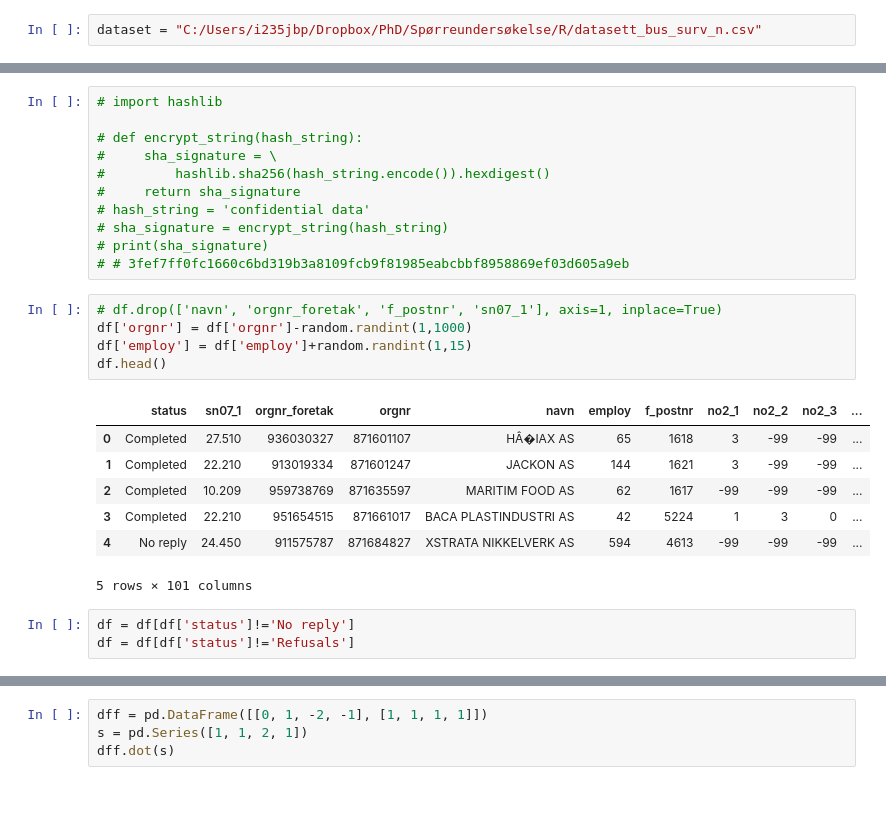
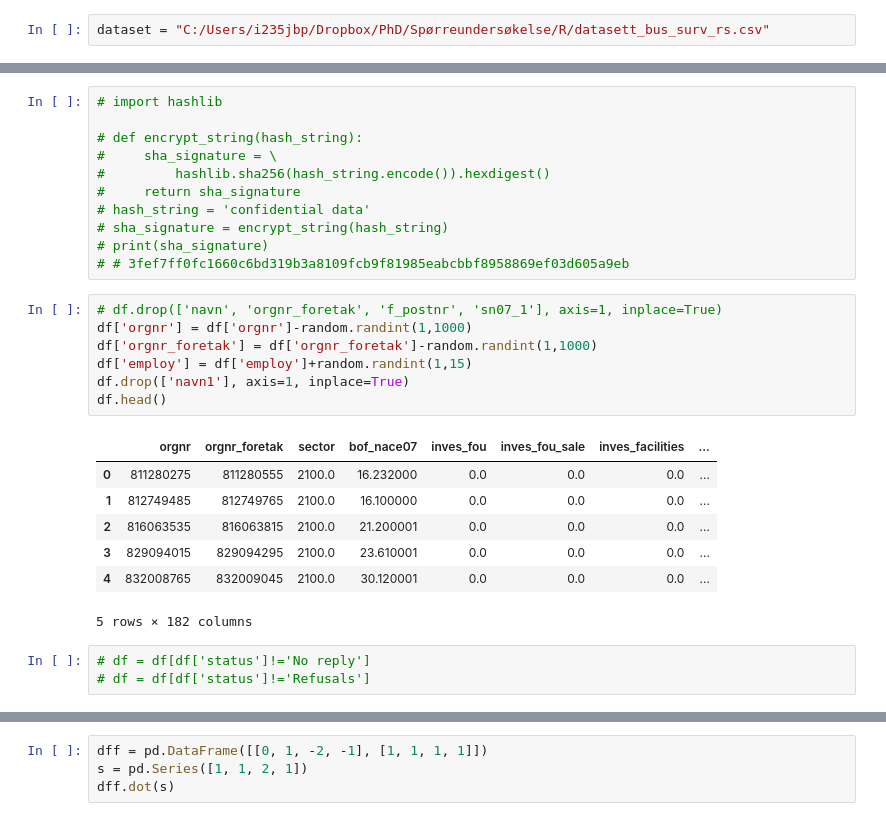
Before and after one commit to DataScienceLead/RealInvestment, a Jupyter notebook: bus_surv/prob.ipynb, the cells around one changed output, grey strips where cells are left out. Cells and saved outputs as stored; diff of their text form.

```diff
--- a/bus_surv/prob.ipynb
+++ b/bus_surv/prob.ipynb
@@ -5,7 +5,7 @@ import random
 from scipy import linalg
 import math
 # %%
-dataset = "C:/Users/i235jbp/Dropbox/PhD/Spørreundersøkelse/R/datasett_bus_surv_n.csv"
+dataset = "C:/Users/i235jbp/Dropbox/PhD/Spørreundersøkelse/R/datasett_bus_surv_rs.csv"
 # %%
 df = pd.read_csv(dataset, sep=",", engine='python')
 # %%
@@ -22,19 +22,21 @@ df = pd.read_csv(dataset, sep=",", engine='python')
 # %%
 # df.drop(['navn', 'orgnr_foretak', 'f_postnr', 'sn07_1'], axis=1, inplace=True)
 df['orgnr'] = df['orgnr']-random.randint(1,1000)
+df['orgnr_foretak'] = df['orgnr_foretak']-random.randint(1,1000)
 df['employ'] = df['employ']+random.randint(1,15)
+df.drop(['navn1'], axis=1, inplace=True)
 df.head()
 # %% [output]
-|  | status | sn07_1 | orgnr_foretak | orgnr | navn | employ | f_postnr | no2_1 | no2_2 | no2_3 | ... |
-| 0 | Completed | 27.510 | 936030327 | 871601107 | HÂ�IAX AS | 65 | 1618 | 3 | -99 | -99 | ... |
-| 1 | Completed | 22.210 | 913019334 | 871601247 | JACKON AS | 144 | 1621 | 3 | -99 | -99 | ... |
-| 2 | Completed | 10.209 | 959738769 | 871635597 | MARITIM FOOD AS | 62 | 1617 | -99 | -99 | -99 | ... |
-| 3 | Completed | 22.210 | 951654515 | 871661017 | BACA PLASTINDUSTRI AS | 42 | 5224 | 1 | 3 | 0 | ... |
-| 4 | No reply | 24.450 | 911575787 | 871684827 | XSTRATA NIKKELVERK AS | 594 | 4613 | -99 | -99 | -99 | ... |
+|  | orgnr | orgnr_foretak | sector | bof_nace07 | inves_fou | inves_fou_sale | inves_facilities | ... |
+| 0 | 811280275 | 811280555 | 2100.0 | 16.232000 | 0.0 | 0.0 | 0.0 | ... |
+| 1 | 812749485 | 812749765 | 2100.0 | 16.100000 | 0.0 | 0.0 | 0.0 | ... |
+| 2 | 816063535 | 816063815 | 2100.0 | 21.200001 | 0.0 | 0.0 | 0.0 | ... |
+| 3 | 829094015 | 829094295 | 2100.0 | 23.610001 | 0.0 | 0.0 | 0.0 | ... |
+| 4 | 832008765 | 832009045 | 2100.0 | 30.120001 | 0.0 | 0.0 | 0.0 | ... |
-5 rows × 101 columns
+5 rows × 182 columns
 # %%
-df = df[df['status']!='No reply']
-df = df[df['status']!='Refusals']
+# df = df[df['status']!='No reply']
+# df = df[df['status']!='Refusals']
 # %%
 df.isnull().describe()
 # %% [output]
```
Also changed, not shown: parts of 30 cells of this notebook.
